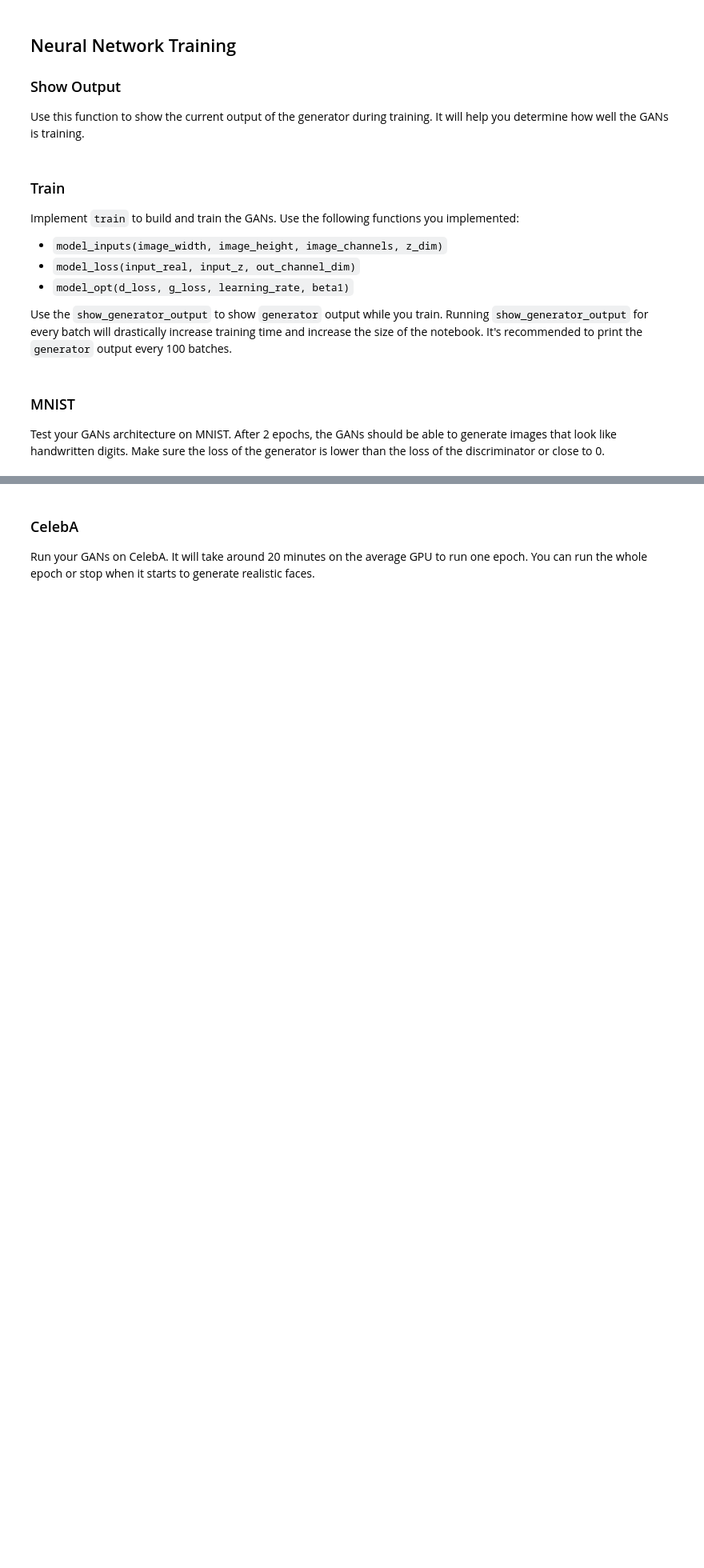
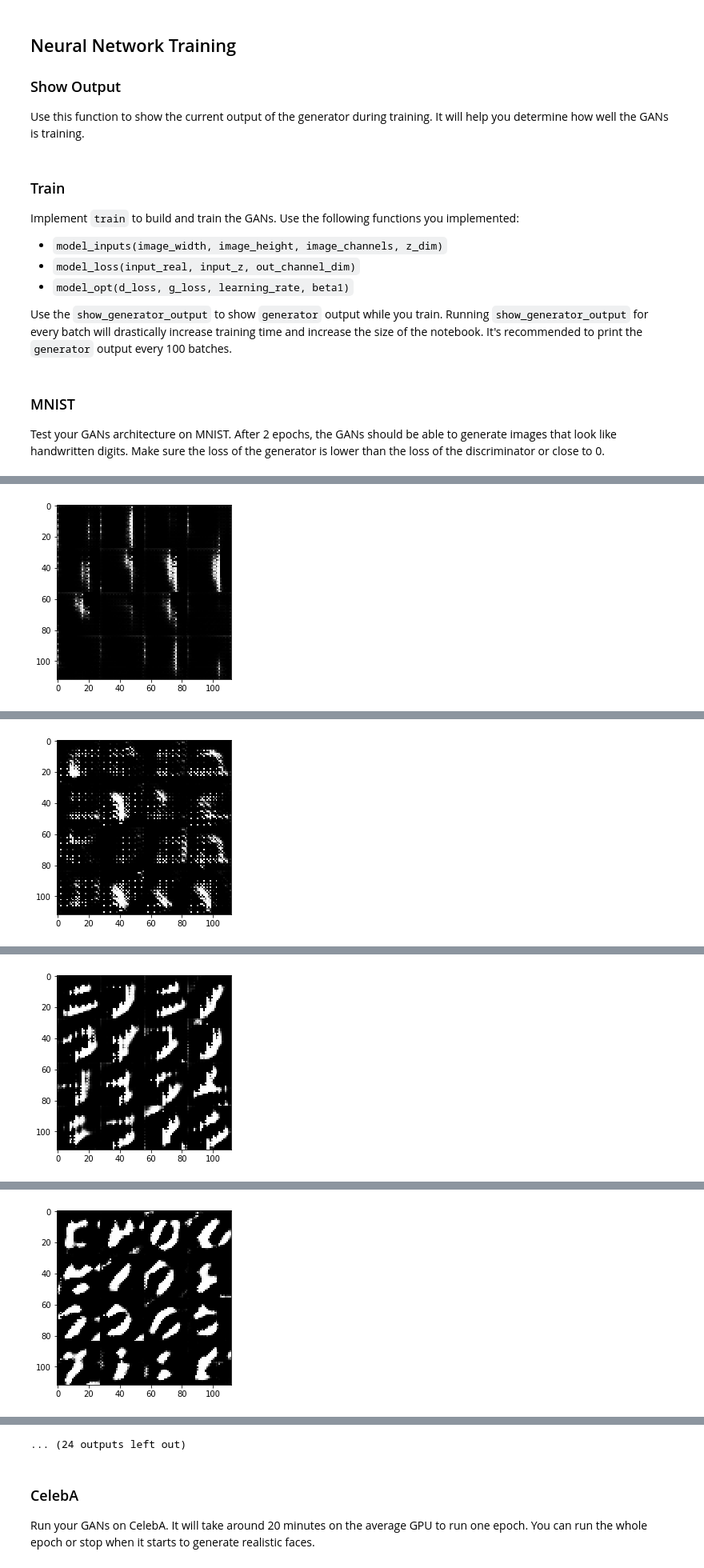
Before and after one commit to guilhermeanselmo2/udacity, a Jupyter notebook: face_generation/dlnd_face_generation.ipynb, the cells around one changed output, grey strips where cells are left out. Shown at 80% size. Saved outputs shown, nothing was run; the diff lists cells and outputs as text; code cells hidden in the pictures; blank space fills up the shorter version.

```diff
--- a/face_generation/dlnd_face_generation.ipynb
+++ b/face_generation/dlnd_face_generation.ipynb
@@ -118,7 +118,7 @@ def model_inputs(image_width, image_height, image_channels, z_dim):
     # TODO: Implement Function
     inputs_real = tf.placeholder(tf.float32, (None, image_width, image_height, image_channels), name='input_real')
     inputs_z = tf.placeholder(tf.float32, (None, z_dim), name='input_z')
-    learning_rate = tf.placeholder(tf.float32, (None), name='learning_rate')
+    learning_rate = tf.placeholder(tf.float32, None, name='learning_rate')
 
     return inputs_real, inputs_z, learning_rate
 
@@ -153,14 +153,17 @@ def discriminator(images, reuse=False, alpha=0.2):
         print("discriminator-images.shape", images.shape)
         x1 = tf.layers.conv2d(images, 64, 5, strides=2, padding="same")
         relu1 = tf.maximum(alpha*x1, x1)
+        relu1 = tf.nn.dropout(relu1, 0.8)
 
         x2 = tf.layers.conv2d(relu1, 128, 5, strides=2, padding="same")
         bn2 = tf.layers.batch_normalization(x2, training=False)
         relu2 = tf.maximum(alpha*bn2, bn2)
+        relu2 = tf.nn.dropout(relu2, 0.8)
 
         x3 = tf.layers.conv2d(relu2, 256, 5, strides=2, padding="same")
         bn3 = tf.layers.batch_normalization(x3, training=False)
         relu3 = tf.maximum(alpha*bn3, bn3)
+        relu3 = tf.nn.dropout(relu3, 0.8)
 
         flat = tf.reshape(relu3, (-1, 4*4*256))
         logits = tf.layers.dense(flat,1)
@@ -253,11 +256,11 @@ def model_loss(input_real, input_z, out_channel_dim, alpha=0.2):
     d_model_fake, d_logits_fake = discriminator(g_model, reuse=True, alpha=alpha)
 
     d_loss_real = tf.reduce_mean(
-        tf.nn.sigmoid_cross_entropy_with_logits(logits=d_logits_real, labels=tf.ones_like(d_model_real)))
+        tf.nn.sigmoid_cross_entropy_with_logits(logits=d_logits_real, labels=tf.ones_like(d_model_real)*0.9))
     d_loss_fake = tf.reduce_mean(
-        tf.nn.sigmoid_cross_entropy_with_logits(logits=d_logits_fake, labels=tf.zeros_like(d_model_fake)))
+        tf.nn.sigmoid_cross_entropy_with_logits(logits=d_logits_fake, labels=tf.zeros_like(d_model_fake)*0.9))
     g_loss = tf.reduce_mean(
-        tf.nn.sigmoid_cross_entropy_with_logits(logits=d_logits_fake, labels=tf.ones_like(d_model_fake)))
+        tf.nn.sigmoid_cross_entropy_with_logits(logits=d_logits_fake, labels=tf.ones_like(d_model_fake)*0.9))
 
     d_loss = d_loss_real + d_loss_fake
 
@@ -381,39 +384,42 @@ def train(epoch_count, batch_size, z_dim, learning_rate, beta1, get_batches, dat
             for batch_images in get_batches(batch_size):
                 # TODO: Train Model
                 steps += 1
+                batch_images *=2
 
                 # Sample random noise for G
                 batch_z = np.random.uniform(-1, 1, size=(batch_size, z_dim))
-
-                print("train-batch_images.shape", batch_images.shape)
+                batch_z = batch_z.reshape(batch_size, z_dim)
 
                 # Run optimizers
                 _ = sess.run(d_opt, feed_dict={inputs_real: batch_images, inputs_z: batch_z})
+                _ = sess.run(g_opt, feed_dict={inputs_z: batch_z, inputs_real: batch_images})
                 _ = sess.run(g_opt, feed_dict={inputs_z: batch_z, inputs_real: batch_images})
 
 
 
                 if steps % print_every == 0:
                     # At the end of each epoch, get the losses and print them out
-                    train_loss_d = net.d_loss.eval({net.input_z: batch_z, net.input_real: batch_images})
-                    train_loss_g = net.g_loss.eval({net.input_z: batch_z})
+                    train_loss_d = d_loss.eval({inputs_z: batch_z, inputs_real: batch_images})
+                    train_loss_g = g_loss.eval({inputs_z: batch_z})
 
-                    print("Epoch {}/{}...".format(e+1, epochs),
+                    print("Epoch {}/{}...".format(epoch_i+1, epochs),
+                          "Step {}...".format(steps),
                           "Discriminator Loss: {:.4f}...".format(train_loss_d),
                           "Generator Loss: {:.4f}".format(train_loss_g))
                     # Save losses to view after training
                     losses.append((train_loss_d, train_loss_g))
 
                 if steps % show_every == 0:
-                    gen_samples = sess.run(
-                                   generator(net.input_z, 3, reuse=True, training=False),
-                                   feed_dict={net.input_z: sample_z})
-                    samples.append(gen_samples)
-                    _ = view_samples(-1, samples, 6, 12, figsize=figsize)
-                    plt.show()
-        saver.save(sess, './checkpoints/generator.ckpt')
-    with open('samples.pkl', 'wb') as f:
-        pkl.dump(samples, f)
+                    show_generator_output(sess, 20, inputs_z, data_shape[3], data_image_mode)
+                    #gen_samples = sess.run(
+                    #               generator(inputs_z, data_shape[3], is_train=False),
+                    #               feed_dict={inputs_z: sample_z})
+                    #samples.append(gen_samples)
+                    #_ = view_samples(-1, samples, 6, 12, figsize=figsize)
+                    #plt.show()
+        #saver.save(sess, './checkpoints/generator.ckpt')
+    #with open('samples.pkl', 'wb') as f:
+        #pkl.dump(samples, f)
 
     return losses, samples
 # %% [markdown]
@@ -429,7 +435,7 @@ beta1 = 0.9
 """
 DON'T MODIFY ANYTHING IN THIS CELL THAT IS BELOW THIS LINE
 """
-epochs = 2
+epochs = 3
 
 mnist_dataset = helper.Dataset('mnist', glob(os.path.join(data_dir, 'mnist/*.jpg')))
 with tf.Graph().as_default():
@@ -445,0 +464 @@ train-batch_images.shape (100, 28, 28, 1)
+[figure, added]
@@ -449,0 +478 @@ Caused by op 'generator/Reshape', defined at:
+[figure, added]
@@ -449,0 +492 @@ Caused by op 'generator/Reshape', defined at:
+[figure, added]
@@ -449,0 +506 @@ Caused by op 'generator/Reshape', defined at:
+[figure, added]
@@ -449,0 +535 @@ Caused by op 'generator/Reshape', defined at:
+... (24 outputs left out)
```
Also changed, not shown: parts of 5 cells of this notebook.
